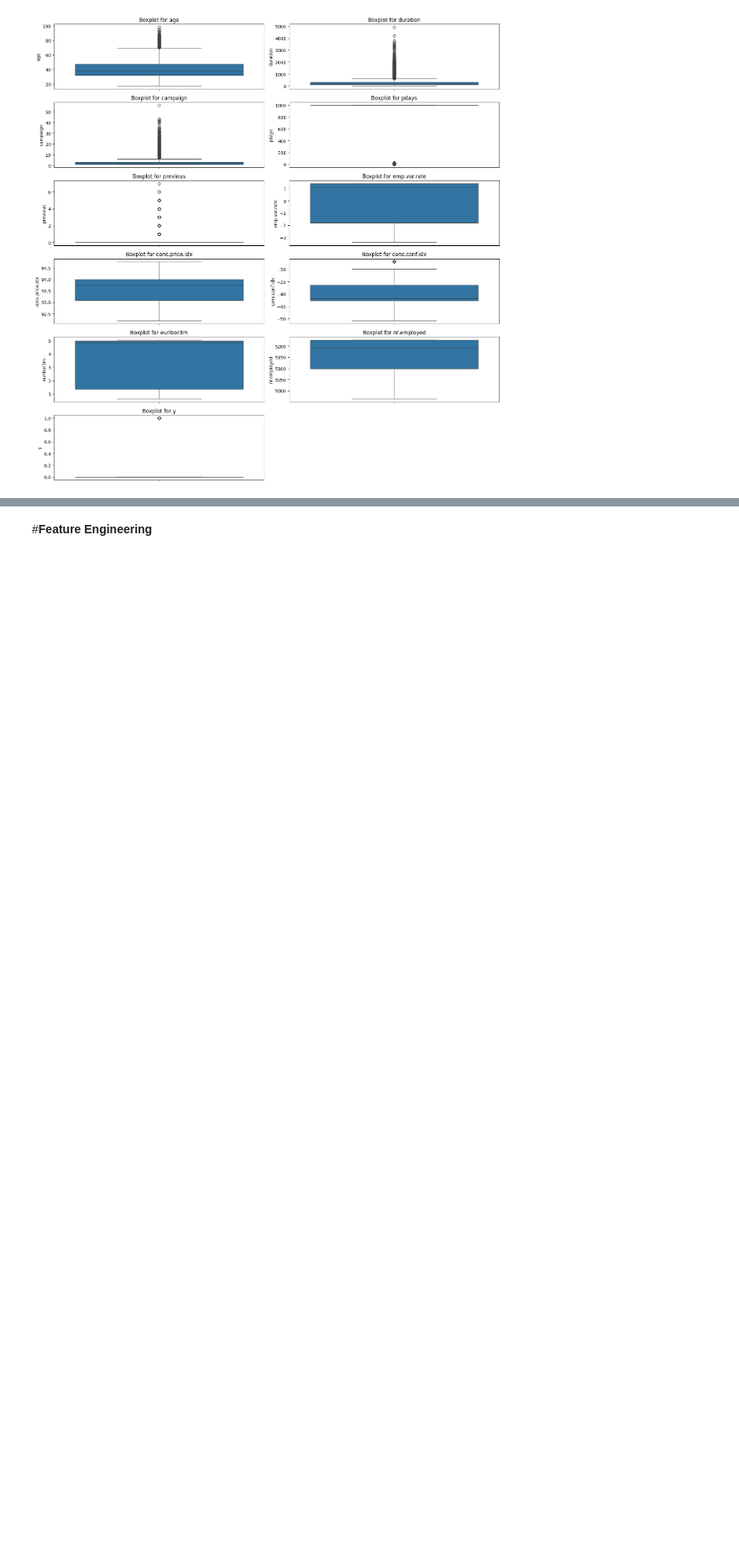
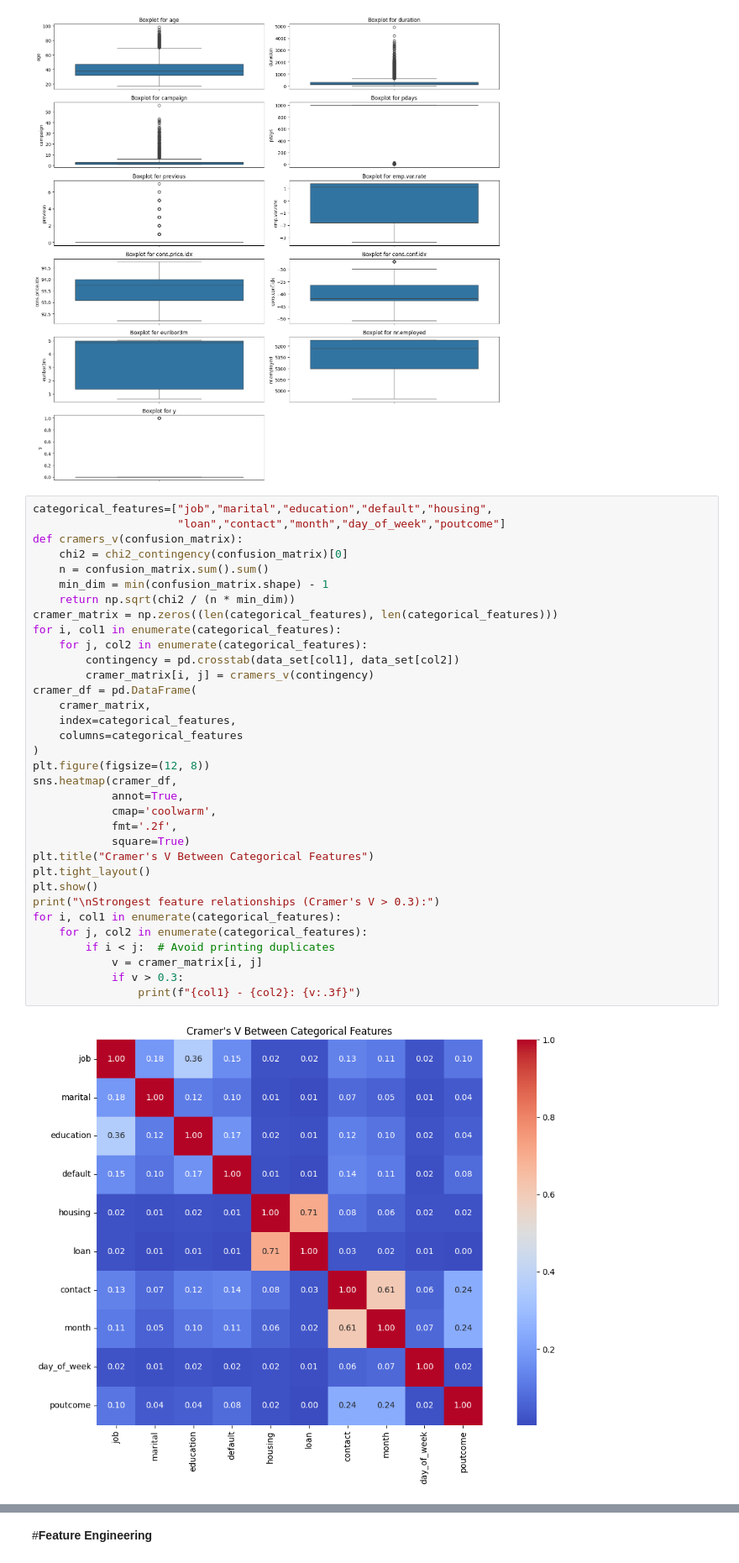
Before and after one commit to kalhara-peiris/bank-marketing-classifier, a Jupyter notebook: ML-CW.ipynb, the cells around one changed output, grey strips where cells are left out. Shown at 84% size. Cells and saved outputs as stored; diff of their text form; blank space fills up the shorter version.

```diff
--- a/ML-CW.ipynb
+++ b/ML-CW.ipynb
@@ -174,3 +166,39 @@ plt.tight_layout()
 plt.show()
 # %% [output]
 [figure]
+# %%
+categorical_features=["job","marital","education","default","housing",
+                      "loan","contact","month","day_of_week","poutcome"]
+def cramers_v(confusion_matrix):
+    chi2 = chi2_contingency(confusion_matrix)[0]
+    n = confusion_matrix.sum().sum()
+    min_dim = min(confusion_matrix.shape) - 1
+    return np.sqrt(chi2 / (n * min_dim))
+cramer_matrix = np.zeros((len(categorical_features), len(categorical_features)))
+for i, col1 in enumerate(categorical_features):
+    for j, col2 in enumerate(categorical_features):
+        contingency = pd.crosstab(data_set[col1], data_set[col2])
+        cramer_matrix[i, j] = cramers_v(contingency)
+cramer_df = pd.DataFrame(
+    cramer_matrix,
+    index=categorical_features,
+    columns=categorical_features
+)
+plt.figure(figsize=(12, 8))
+sns.heatmap(cramer_df,
+            annot=True,
+            cmap='coolwarm',
+            fmt='.2f',
+            square=True)
+plt.title("Cramer's V Between Categorical Features")
+plt.tight_layout()
+plt.show()
+print("\nStrongest feature relationships (Cramer's V > 0.3):")
+for i, col1 in enumerate(categorical_features):
+    for j, col2 in enumerate(categorical_features):
+        if i < j:  # Avoid printing duplicates
+            v = cramer_matrix[i, j]
+            if v > 0.3:
+                print(f"{col1} - {col2}: {v:.3f}")
+# %% [output]
+[figure, added]
```
Also changed, not shown: parts of 3 cells of this notebook.
